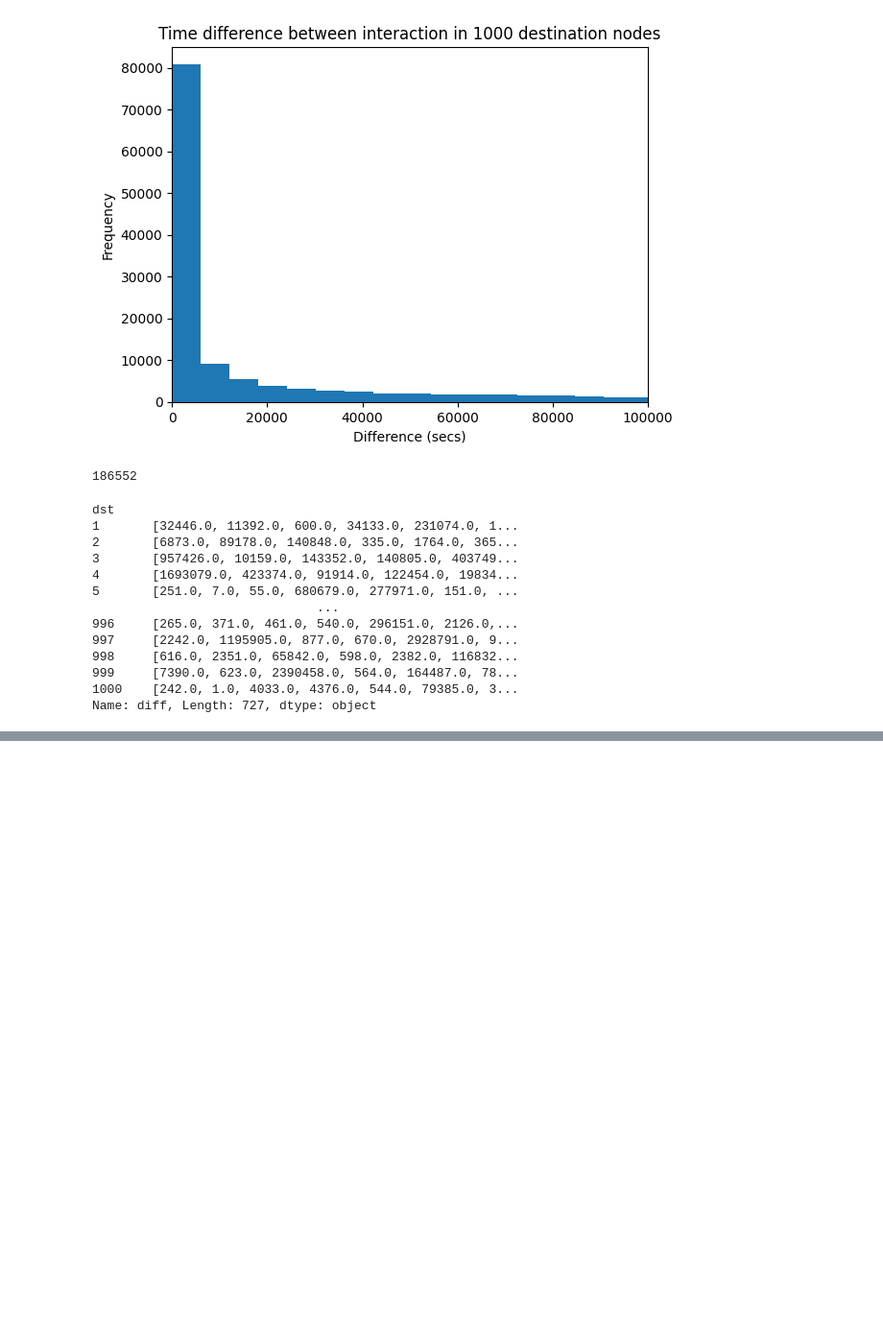
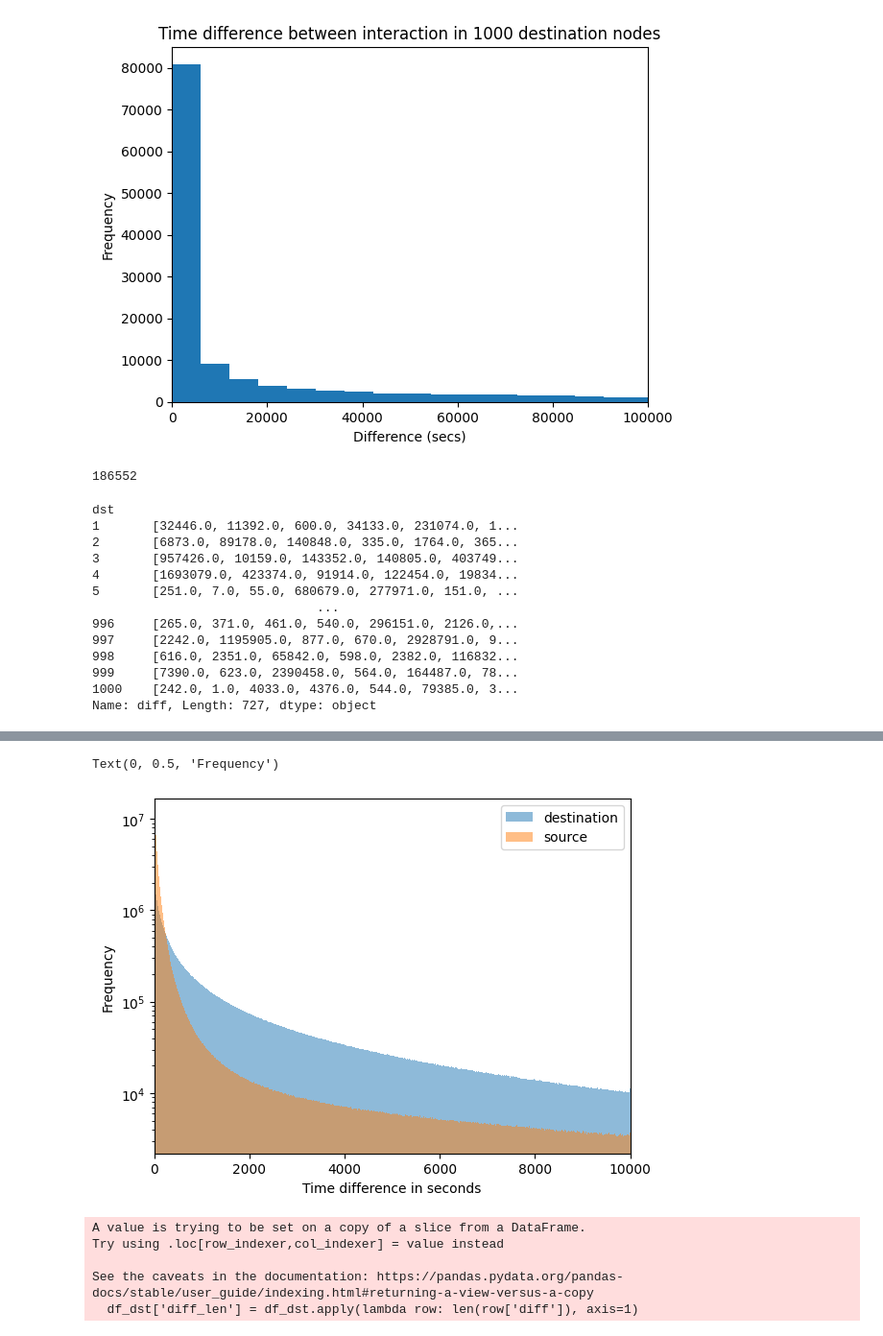
Before and after one commit to zimengzhou1/gnn-ssd, a Jupyter notebook: temporal-testing.ipynb, the cells around one changed output, grey strips where cells are left out. Shown: that part at 96% size. Saved outputs shown, nothing was run; the diff lists cells and outputs as text; code cells hidden in the pictures; blank space fills up the shorter version.

```diff
--- a/temporal-testing.ipynb
+++ b/temporal-testing.ipynb
@@ -149,0 +327,6 @@ Name: diff, Length: 727, dtype: object
+# %%
+dst_all = np.hstack(df_dst['diff'])
+# Filter out time different greater than 2 weeks
+dst_all = dst_all[dst_all < 1209600]
+src_all = np.hstack(df_src['diff'])
+src_all = src_all[src_all < 1209600]
@@ -149,0 +351,12 @@ Name: diff, Length: 727, dtype: object
+# %%
+plt.hist(dst_all, bins=1000, alpha=0.5, label='destination', range=(0,10000))
+plt.hist(src_all, bins=1000, alpha=0.5, label='source', range=(0,10000))
+plt.xlim(0,10000)
+plt.yscale('log')
+plt.xlabel("Time difference in seconds")
+plt.legend(loc='upper right')
+plt.ylabel("Frequency")
+#plt.title("Time difference between interaction of destination nodes")
+# %% [output]
+Text(0, 0.5, 'Frequency')
+[figure, added]
@@ -149,0 +365,9 @@ Name: diff, Length: 727, dtype: object
+# %%
+df_dst['diff_len'] = df_dst.apply(lambda row: len(row['diff']), axis=1)
+df_src['diff_len'] = df_src.apply(lambda row: len(row['ts']), axis=1)
+# %% [output]
+A value is trying to be set on a copy of a slice from a DataFrame.
+Try using .loc[row_indexer,col_indexer] = value instead
+
+See the caveats in the documentation: https://pandas.pydata.org/pandas-docs/stable/user_guide/indexing.html#returning-a-view-versus-a-copy
+  df_dst['diff_len'] = df_dst.apply(lambda row: len(row['diff']), axis=1)
```
Also changed, not shown: parts of 24 cells of this notebook, 1 other file.
